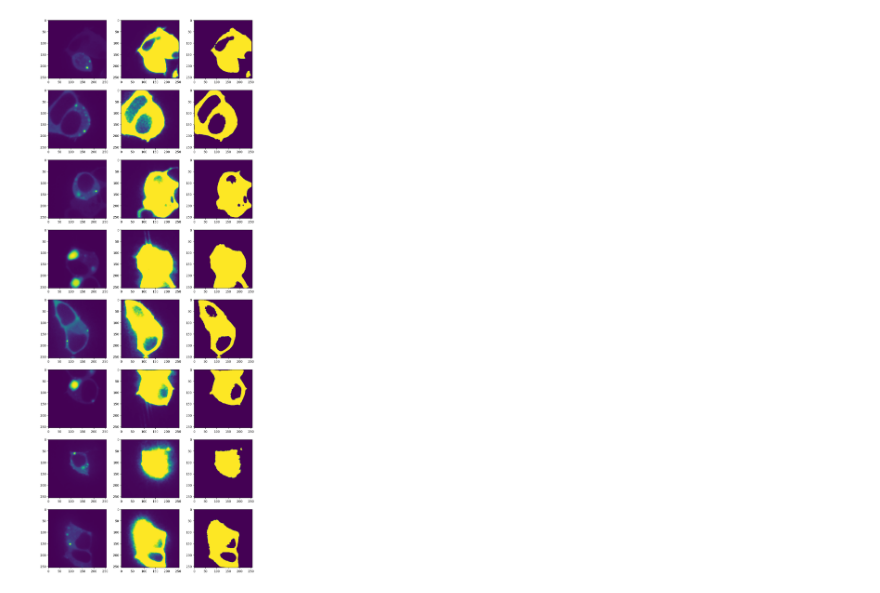
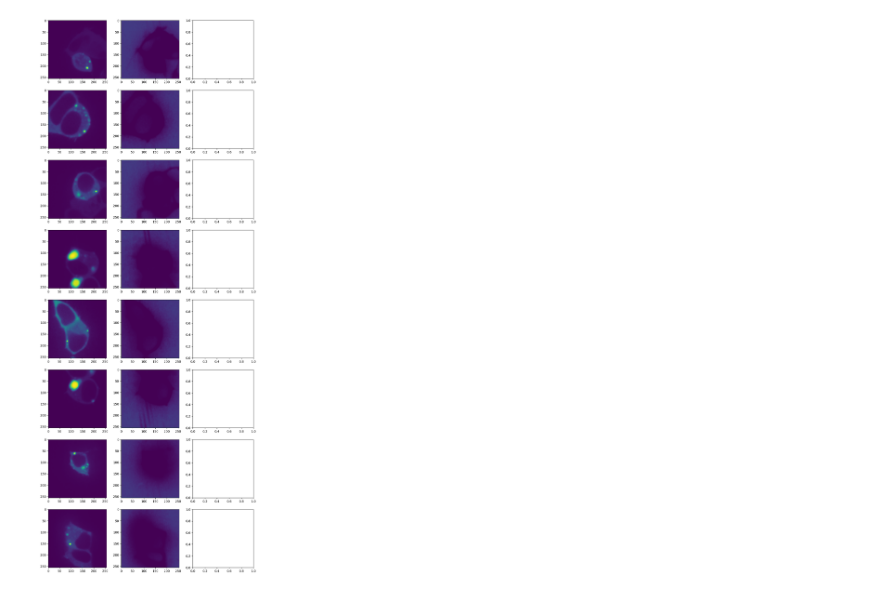
Before and after one commit to HugoLeRoy94/Unet_HEK_Cells, a Jupyter notebook: test_unet.ipynb, the cells around one changed output. Saved outputs shown, nothing was run; the diff lists cells and outputs as text; code cells hidden in the pictures.

Commit message:
few renames, plus a mono_unet model.

```diff
--- a/test_unet.ipynb
+++ b/test_unet.ipynb
@@ -1,5 +1,6 @@
 # %%
 import tensorflow as tf
-model_cytoplasm = tf.keras.models.load_model('UNET_cytoplasm.h5')
-model_condensate = tf.keras.models.load_model('UNET_condensate.h5')
+#model_cytoplasm = tf.keras.models.load_model('UNET_cytoplasm.h5')
+#model_condensate = tf.keras.models.load_model('UNET_condensate.h5')
+model_3cat = tf.keras.models.load_model('UNET_3Cat.h5')
 import matplotlib.pyplot as plt
@@ -32,6 +20,7 @@ test_images = np.array([ img for img in test_images], dtype=np.float32)
 test_images /= 255.0  # Normalize pixel values to [0, 1]
 # %%
 # Make predictions
-predictions_cytoplasm = model_cytoplasm.predict(test_images)
-predictions_condensate = model_condensate.predict(np.log(test_images))
+#predictions_cytoplasm = model_cytoplasm.predict(test_images)
+#predictions_condensate = model_condensate.predict(np.log(test_images))
+predictions = model_3cat.predict(test_images)
 # %% [output]
@@ -47,9 +52,9 @@ cyt_mask = np.array([pred>threshold for pred in predictions_cytoplasm])
 # %%
 fig,ax = plt.subplots(ncols=3,nrows=8,figsize=(12,8*4))
-for i in range(predictions_cytoplasm.shape[0]):
+for i in range(predictions.shape[0]):
     ax[i,0].imshow(test_images[i])
-    ax[i,1].imshow(predictions_cytoplasm[i][:,:])
+    ax[i,1].imshow(predictions[i][:,:,3])
     #ax[i,2].imshow(predictions_condensate[i][:,:])
-    ax[i,2].imshow(cyt_mask[i])
+    #ax[i,2].imshow(cyt_mask[i])
 # %% [output]
-[figure, old version]
+[figure, new version]
```
Also changed, not shown: parts of 3 cells of this notebook, 5 other files.
